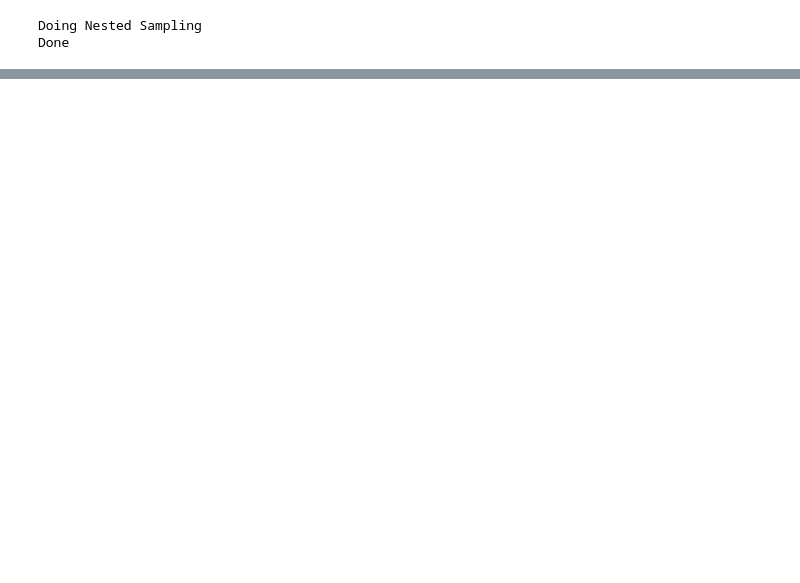
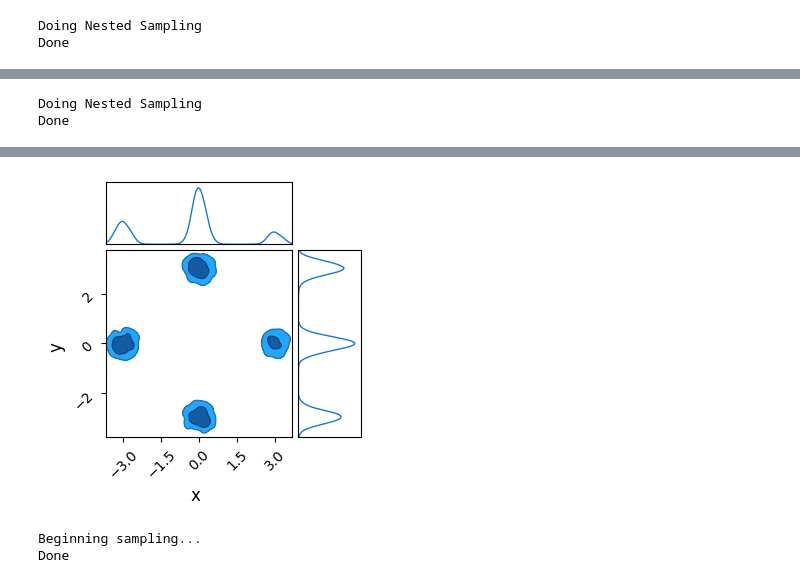
Before and after one commit to HughMcDougall/HMJavelin, a Jupyter notebook: NumpyroTests/BurnInTest.ipynb, the cells around one changed output, grey strips where cells are left out. Drawn from its saved outputs; the diff is of its cells as text; code cells hidden in the pictures; blank space fills up the shorter version.

```diff
--- a/NumpyroTests/BurnInTest.ipynb
+++ b/NumpyroTests/BurnInTest.ipynb
@@ -138,0 +161,15 @@ WARNING:chainconsumer:Parameter y in chain Chain 0 is not constrained
+# %%
+ns = NestedSampler(model, constructor_kwargs={"num_live_points":50*4*(2+1), "max_samples":50*4*(2+1)})
+print("Doing Nested Sampling")
+ns.run(jax.random.PRNGKey(0))
+print("Done")
+
+output_ns=ns.get_samples(jax.random.PRNGKey(0),nchains*nsamples)
+
+c= ChainConsumer()
+c.add_chain([output_ns['x'],output_ns['y']], parameters=['x','y'])
+c.plotter.plot()
+plt.show()
+# %% [output]
+Doing Nested Sampling
+Done
@@ -138,0 +178 @@ WARNING:chainconsumer:Parameter y in chain Chain 0 is not constrained
+[figure, added]
@@ -138,0 +189,17 @@ WARNING:chainconsumer:Parameter y in chain Chain 0 is not constrained
+# %%
+print("Beginning sampling...")
+sampler = numpyro.infer.MCMC(
+    infer.NUTS(model = model),
+    num_warmup  =0,
+    num_samples =nsamples,
+    num_chains  =nchains,
+    progress_bar=False,
+    chain_method = 'sequential',
+)
+
+sampler.run(jax.random.PRNGKey(1), init_params=params)
+output=sampler.get_samples()
+print("Done")
+# %% [output]
+Beginning sampling...
+Done
```
Also changed, not shown: parts of 19 cells of this notebook, 2 other files.
